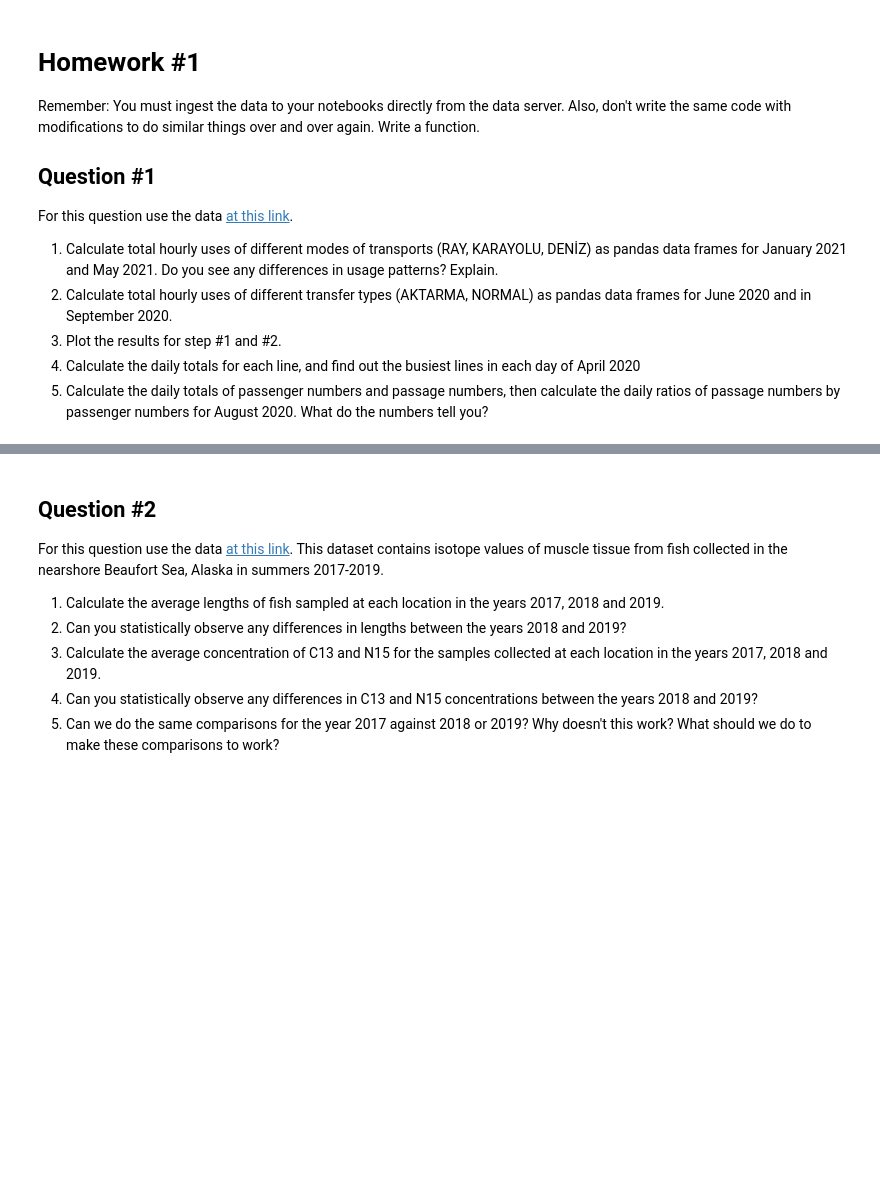
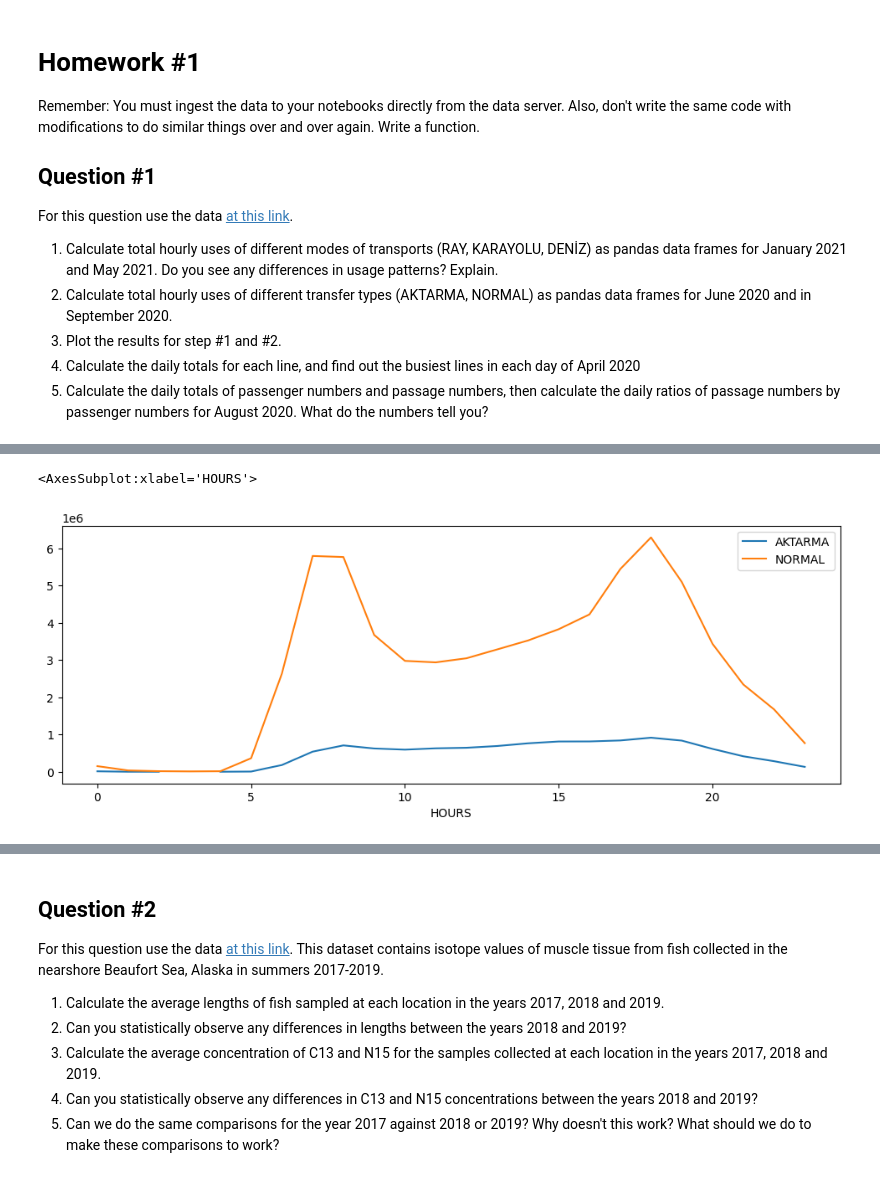
Before and after one commit to kaygun/2022-Fall-381E, a Jupyter notebook: HW1.ipynb, the cells around one changed output, grey strips where cells are left out. Cells and saved outputs as stored; diff of their text form; code cells hidden in the pictures; blank space fills up the shorter version.

```diff
--- a/HW1.ipynb
+++ b/HW1.ipynb
@@ -14,0 +54,6 @@ For this question use the data [at this link](https://data.ibb.gov.tr/dataset/ho
+# %%
+jun20 = hourlyUse('Jun 20','TRANSFER_TYPE')
+jun20.plot(figsize=(12,4))
+# %% [output]
+<AxesSubplot:xlabel='HOURS'>
+[figure, added]
```
Also changed, not shown: parts of 18 cells of this notebook.
